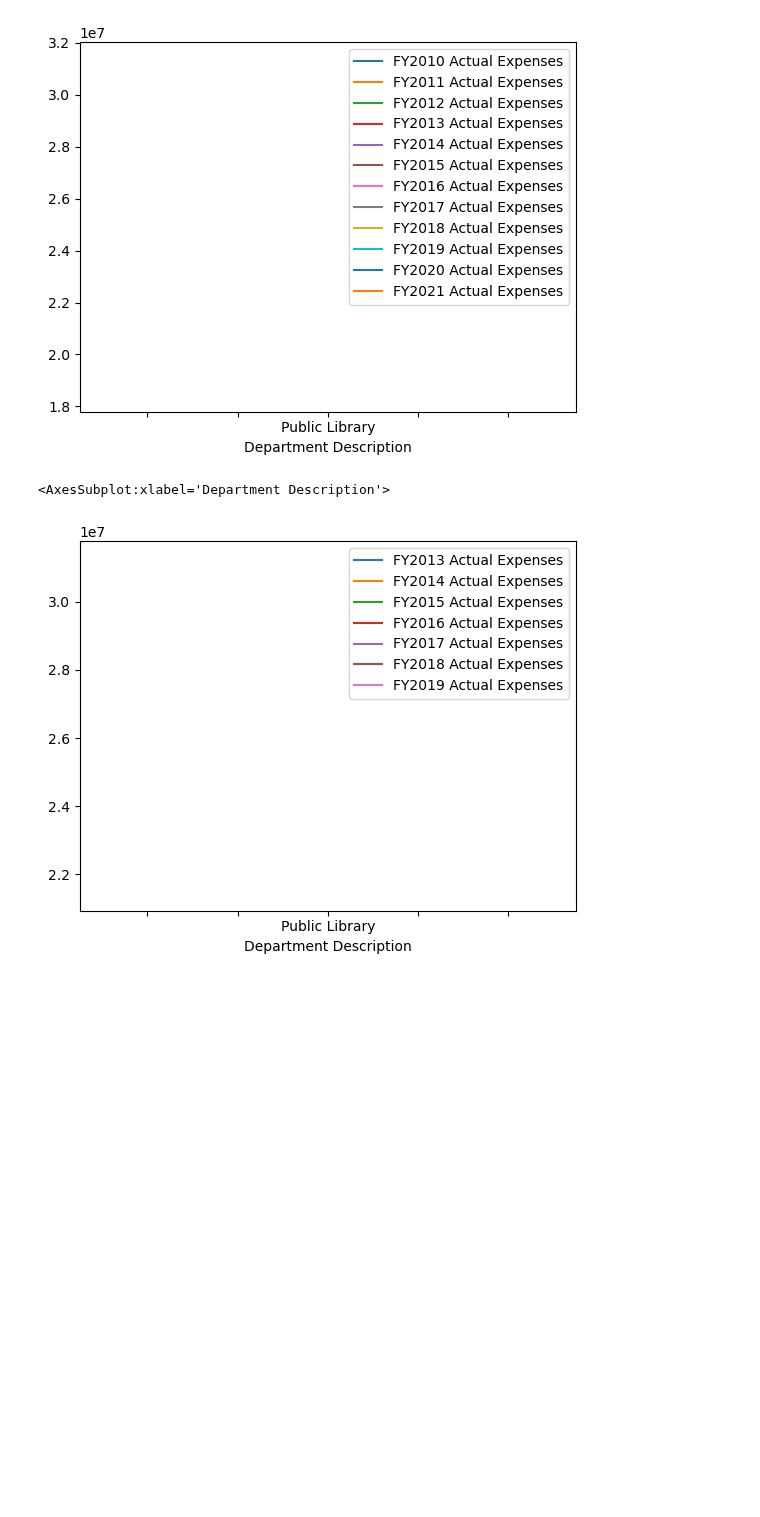
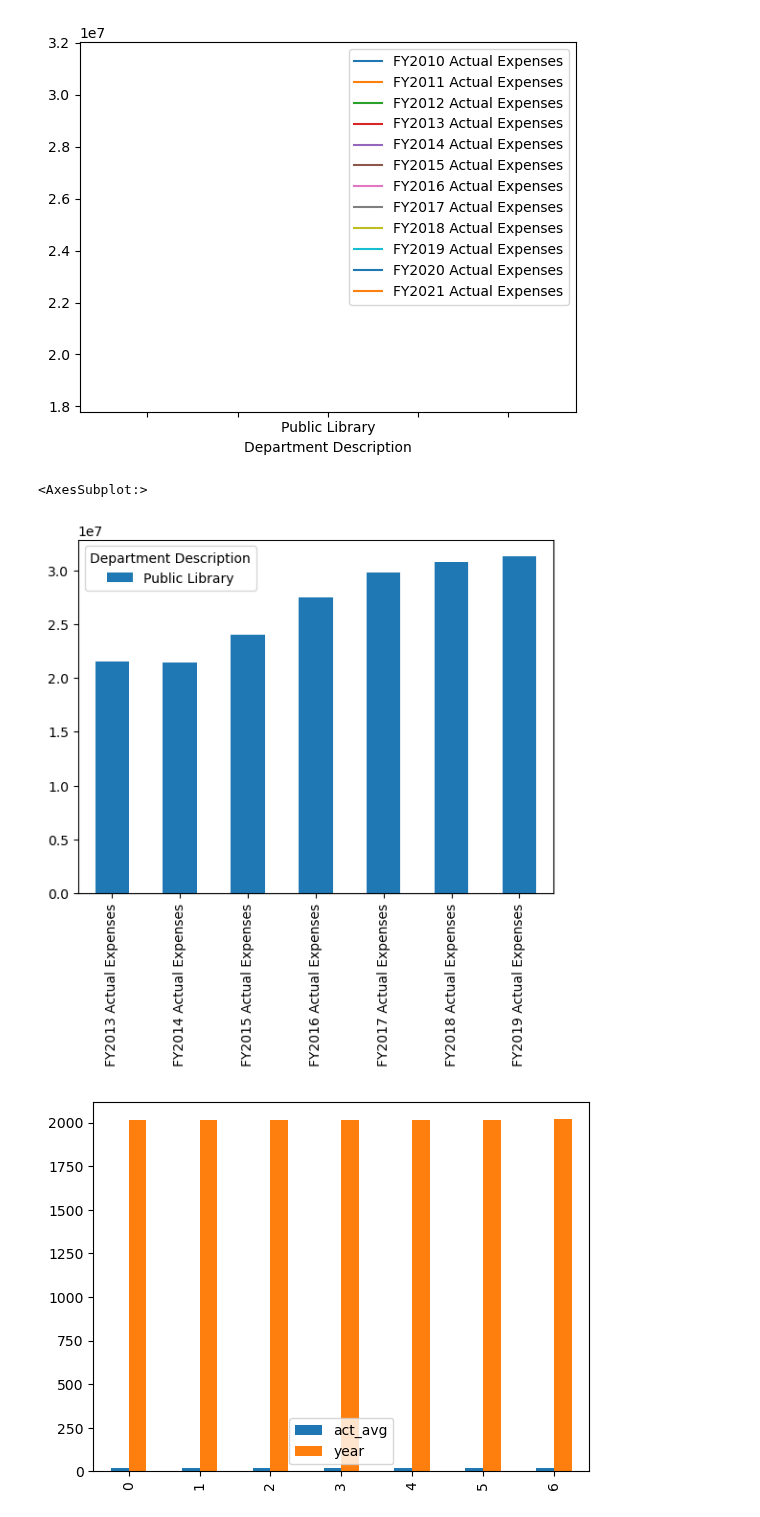
Before and after one commit to jwhankins177/capstone-budget-impact-jupyternb-python, a Jupyter notebook: notebooks/act_lib.ipynb, the cells around one changed output. Cells and saved outputs as stored; diff of their text form; code cells hidden in the pictures; blank space fills up the shorter version.

Commit message:
combo graph work, so close!

```diff
--- a/notebooks/act_lib.ipynb
+++ b/notebooks/act_lib.ipynb
@@ -383,7 +383,9 @@ lib_13_19 = dd[['FY2013 Actual Expenses','FY2014 Actual Expenses','FY2015 Actual
 # %%
 lib_13_19 = lib_13_19.T
 # %%
-lib_13_19.plot(kind="line")
+lib_13_19.plot(kind="bar")
+act.plot(kind='bar')
 # %% [output]
-<AxesSubplot:xlabel='Department Description'>
+<AxesSubplot:>
-[figure, old version]
+[figure, new version]
+[figure, added]
```
Also changed, not shown: parts of 7 cells of this notebook, 1 other file.
